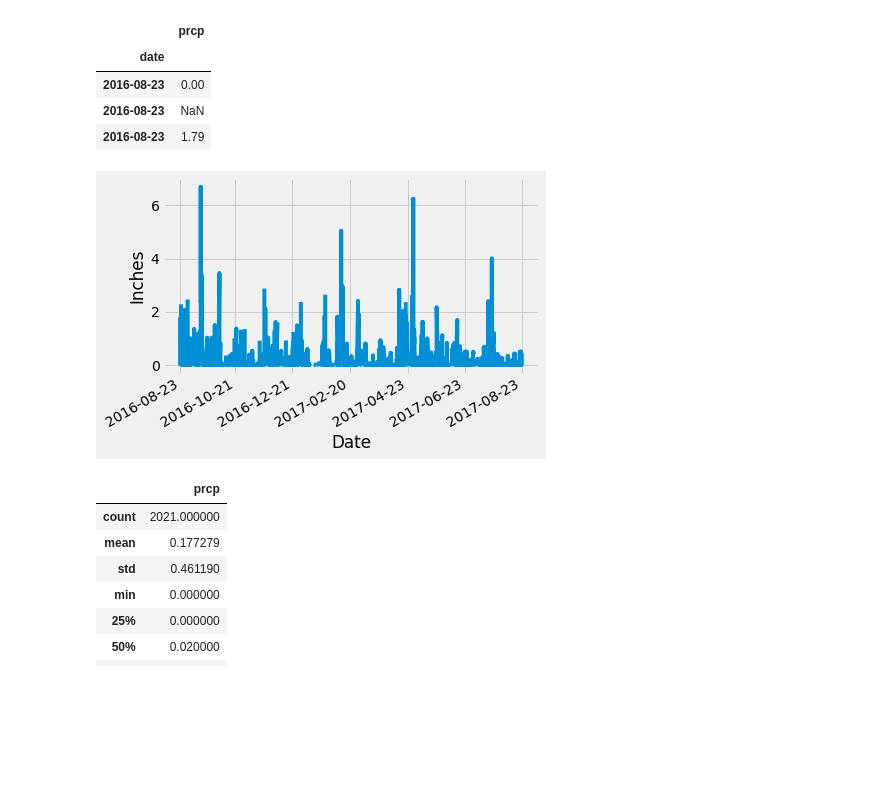
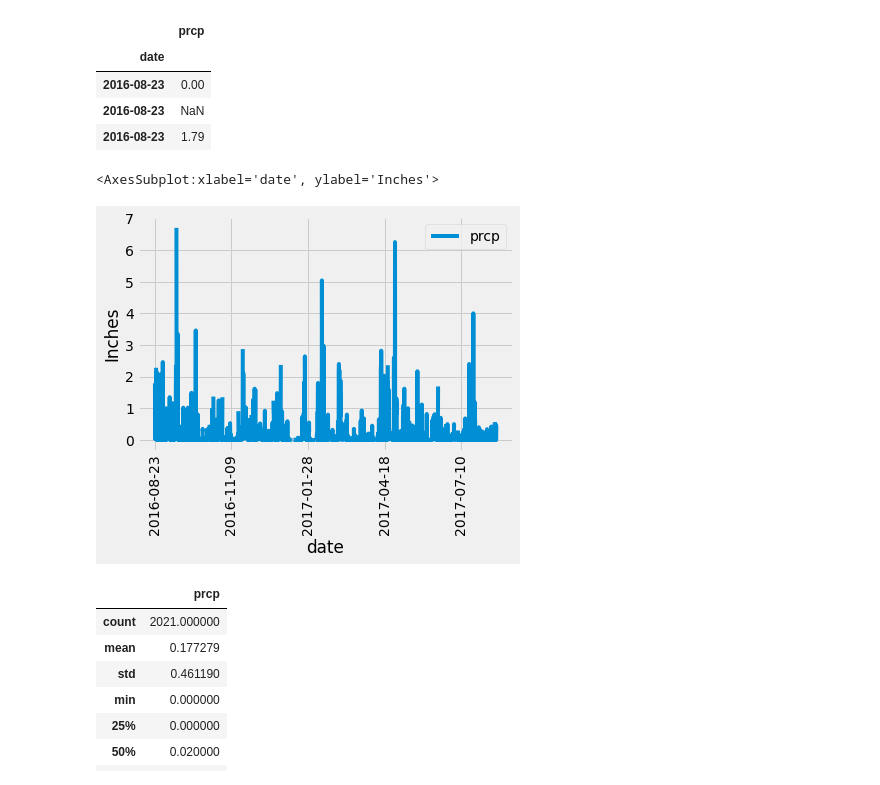
Before and after one commit to rnwokoye/sqlalchemy-challenge, a Jupyter notebook: climate_starter.ipynb, the cells around one changed output. Drawn from its saved outputs; the diff is of its cells as text; code cells hidden in the pictures; blank space fills up the shorter version.

```diff
--- a/climate_starter.ipynb
+++ b/climate_starter.ipynb
@@ -66,8 +61,8 @@ datetime.datetime(2016, 8, 23, 0, 0)
 # Perform a query to retrieve the data and precipitation scores
 begin_date = dt.date(2016, 8, 23)
 sel = [Measurement.date,Measurement.prcp]
-station_data = session.query(*sel).filter(Measurement.date >= dt.date(2016, 8, 23)).all()
-station_data
+prcp_data = session.query(*sel).filter(Measurement.date >= dt.date(2016, 8, 23)).all()
+prcp_data
 # %% [output]
 [('2016-08-23', 0.0),
  ('2016-08-24', 0.08),
@@ -88,7 +83,7 @@ station_data
  ...]
 # %%
 # Save the query results as a Pandas DataFrame and set the index to the date column
-df = pd.DataFrame(station_data)
+df = pd.DataFrame(prcp_data)
 df.set_index(['date'], inplace=True)
 df.head(3)
 # %% [output]
@@ -109,15 +104,10 @@ df.head(3)
 | 2016-08-23 | 1.79 |
 # %%
 # Use Pandas Plotting with Matplotlib to plot the data
-fig, ax = plt.subplots()
-ax.plot(df.index, df['prcp'])
-ax.xaxis.set_major_locator(mdates.MonthLocator(interval=2))
-fig.autofmt_xdate()
-ax.set_xlabel('Date')
-ax.set_ylabel('Inches')
-plt.show()
+df.plot(ylabel='Inches',rot=90)
 # %% [output]
+<AxesSubplot:xlabel='date', ylabel='Inches'>
-[figure, old version]
+[figure, new version]
 # %%
 # Use Pandas to calcualte the summary statistics for the precipitation data
 summary_stats = df.describe()
```
Also changed, not shown: parts of 2 cells of this notebook, 3 other files.
